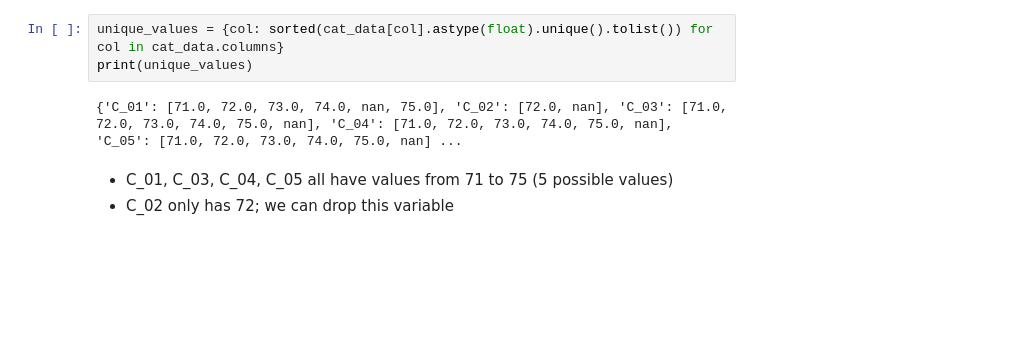
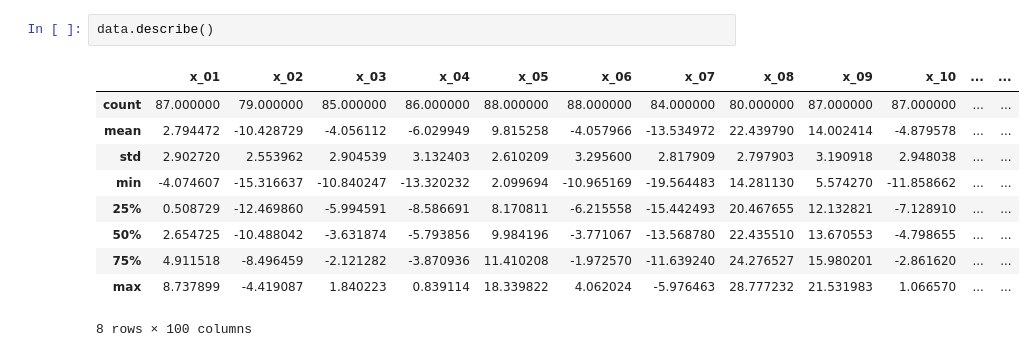
Before and after one commit to mariatmvendas/Case1_CompData, a Jupyter notebook: maria.ipynb, the cells around one changed output. Drawn from its saved outputs; the diff is of its cells as text; blank space fills up the shorter version.

```diff
--- a/maria.ipynb
+++ b/maria.ipynb
@@ -29,11 +32,16 @@ Number of samples in y: 100
 Number of samples in x: 100
 Number of features: 100
 Number of categorical features: 5
-# %%
-unique_values = {col: sorted(cat_data[col].astype(float).unique().tolist()) for col in cat_data.columns}
-print(unique_values)
-# %% [output]
-{'C_01': [71.0, 72.0, 73.0, 74.0, nan, 75.0], 'C_02': [72.0, nan], 'C_03': [71.0, 72.0, 73.0, 74.0, 75.0, nan], 'C_04': [71.0, 72.0, 73.0, 74.0, 75.0, nan], 'C_05': [71.0, 72.0, 73.0, 74.0, 75.0, nan] ...
-# %% [markdown]
-- C_01, C_03, C_04, C_05 all have values from 71 to 75 (5 possible values)
-- C_02 only has 72; we can drop this variable
+# %%
+data.describe()
+# %% [output]
+|  | x_01 | x_02 | x_03 | x_04 | x_05 | x_06 | x_07 | x_08 | x_09 | x_10 | ... | ... |
+| count | 87.000000 | 79.000000 | 85.000000 | 86.000000 | 88.000000 | 88.000000 | 84.000000 | 80.000000 | 87.000000 | 87.000000 | ... | ... |
+| mean | 2.794472 | -10.428729 | -4.056112 | -6.029949 | 9.815258 | -4.057966 | -13.534972 | 22.439790 | 14.002414 | -4.879578 | ... | ... |
+| std | 2.902720 | 2.553962 | 2.904539 | 3.132403 | 2.610209 | 3.295600 | 2.817909 | 2.797903 | 3.190918 | 2.948038 | ... | ... |
+| min | -4.074607 | -15.316637 | -10.840247 | -13.320232 | 2.099694 | -10.965169 | -19.564483 | 14.281130 | 5.574270 | -11.858662 | ... | ... |
+| 25% | 0.508729 | -12.469860 | -5.994591 | -8.586691 | 8.170811 | -6.215558 | -15.442493 | 20.467655 | 12.132821 | -7.128910 | ... | ... |
+| 50% | 2.654725 | -10.488042 | -3.631874 | -5.793856 | 9.984196 | -3.771067 | -13.568780 | 22.435510 | 13.670553 | -4.798655 | ... | ... |
+| 75% | 4.911518 | -8.496459 | -2.121282 | -3.870936 | 11.410208 | -1.972570 | -11.639240 | 24.276527 | 15.980201 | -2.861620 | ... | ... |
+| max | 8.737899 | -4.419087 | 1.840223 | 0.839114 | 18.339822 | 4.062024 | -5.976463 | 28.777232 | 21.531983 | 1.066570 | ... | ... |
+8 rows × 100 columns
```
Also changed, not shown: parts of 15 cells of this notebook.
